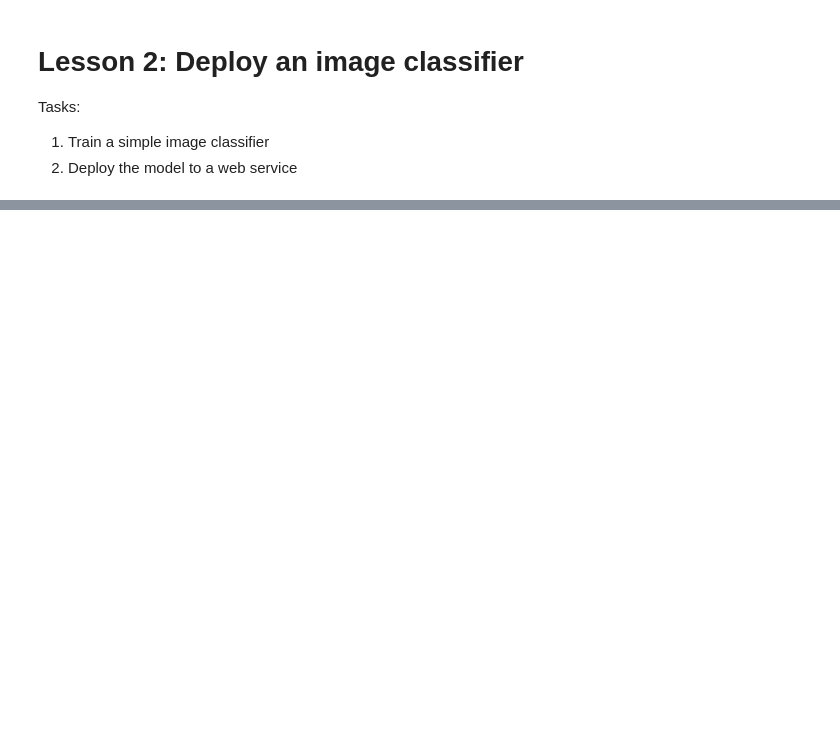
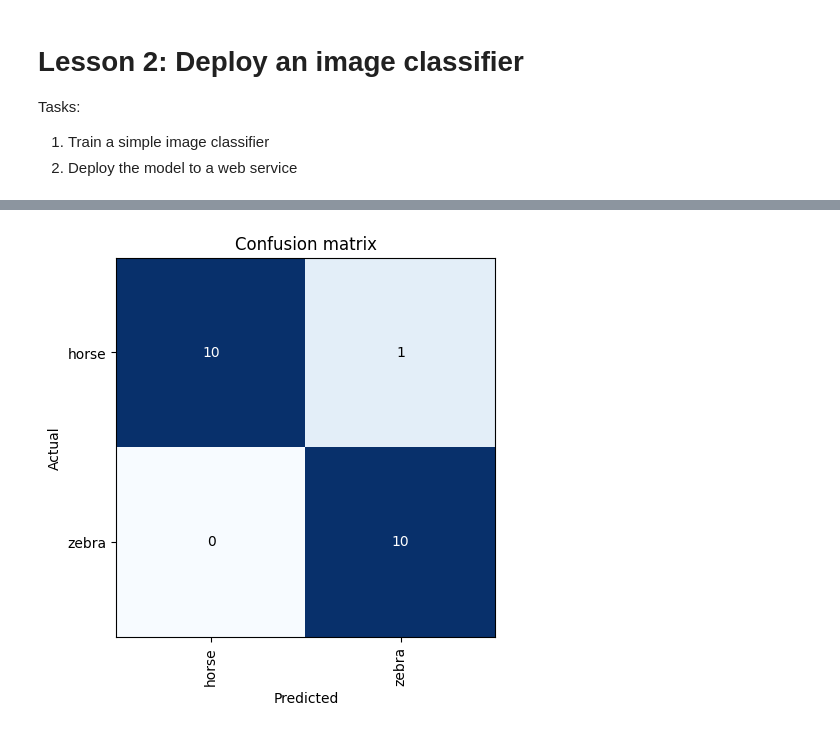
Before and after one commit to mkerin/fastbook, a Jupyter notebook: exercises/02.ipynb, the cells around one changed output, grey strips where cells are left out. Saved outputs shown, nothing was run; the diff lists cells and outputs as text; code cells hidden in the pictures; blank space fills up the shorter version.

```diff
--- a/exercises/02.ipynb
+++ b/exercises/02.ipynb
@@ -69,0 +127,5 @@ learn.fine_tune(1)
+# %%
+from fastai.vision.all import resnet18
+
+learn = vision_learner(dls, resnet18, metrics=error_rate)
+learn.fine_tune(4)
@@ -69,0 +141,7 @@ learn.fine_tune(1)
+# %%
+from fastai.vision.all import ClassificationInterpretation
+
+interp = ClassificationInterpretation.from_learner(learn)
+interp.plot_confusion_matrix()
+# %% [output]
+[figure, added]
```
Also changed, not shown: parts of 26 cells of this notebook, 2 other files.
